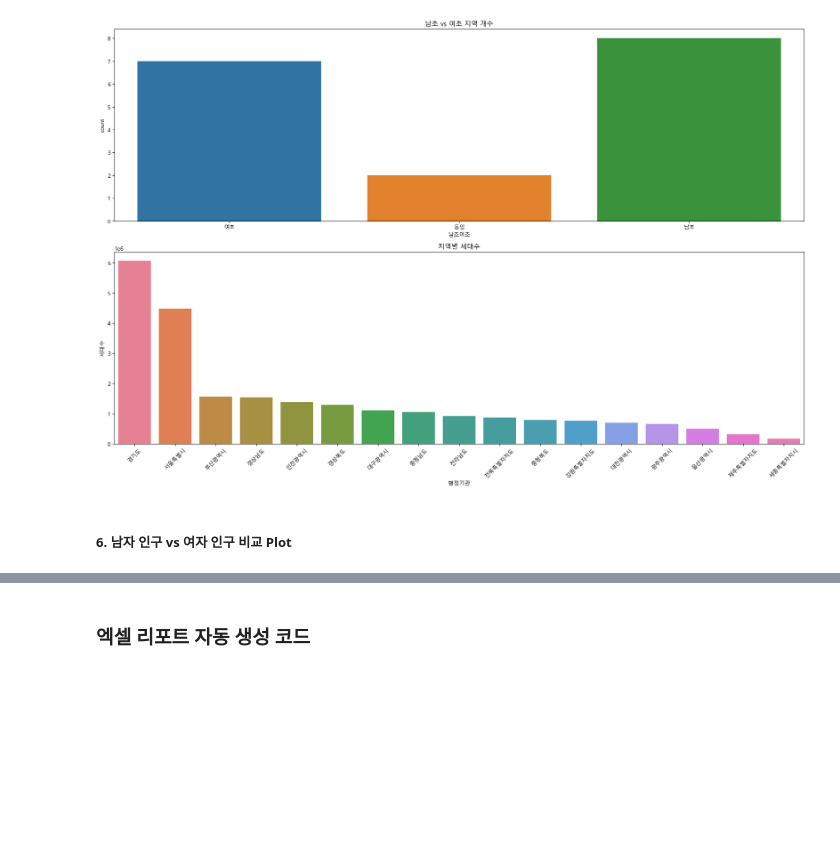
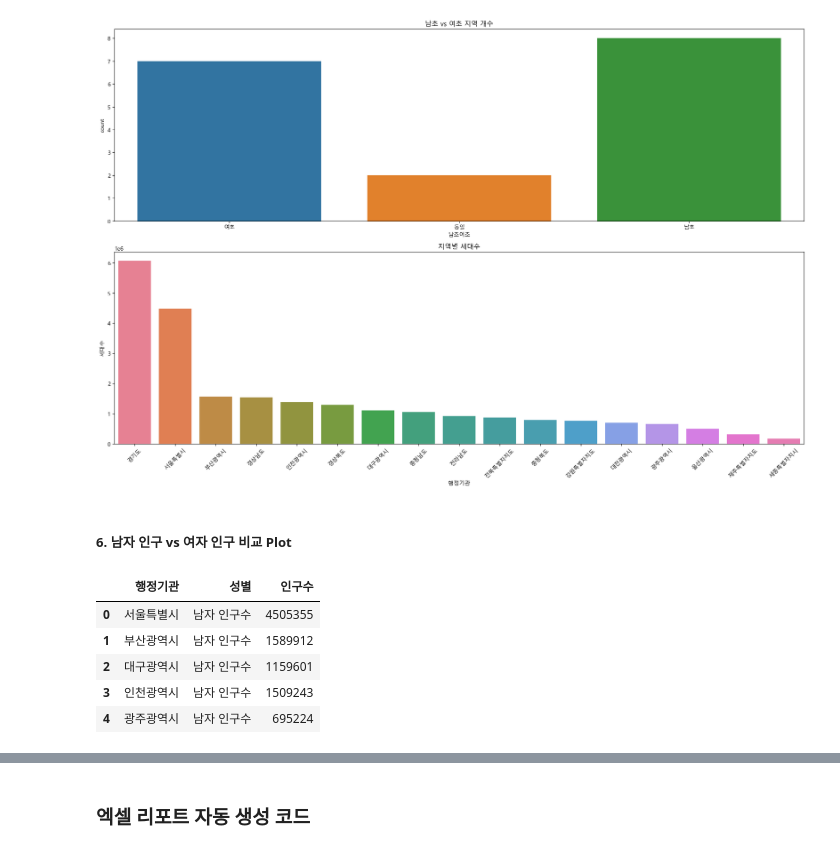
Before and after one commit to Echae0/python_practice, a Jupyter notebook: 04_인구현황분석.ipynb, the cells around one changed output, grey strips where cells are left out. Cells and saved outputs as stored; diff of their text form; code cells hidden in the pictures; blank space fills up the shorter version.

```diff
--- a/04_인구현황분석.ipynb
+++ b/04_인구현황분석.ipynb
@@ -216,3 +216,19 @@ plt.show()
 [figure]
 # %% [markdown]
 ##### 6. 남자 인구 vs 여자 인구 비교 Plot
+# %%
+df_gender = df[['행정기관', '남자 인구수', '여자 인구수']].melt(
+    id_vars = '행정기관',
+    value_vars= ['남자 인구수', '여자 인구수'],
+    var_name= '성별',
+    value_name= '인구수'
+)
+
+df_gender.head(5)
+# %% [output]
+|  | 행정기관 | 성별 | 인구수 |
+| 0 | 서울특별시 | 남자 인구수 | 4505355 |
+| 1 | 부산광역시 | 남자 인구수 | 1589912 |
+| 2 | 대구광역시 | 남자 인구수 | 1159601 |
+| 3 | 인천광역시 | 남자 인구수 | 1509243 |
+| 4 | 광주광역시 | 남자 인구수 | 695224 |
```
Also changed, not shown: parts of 2 cells of this notebook.
